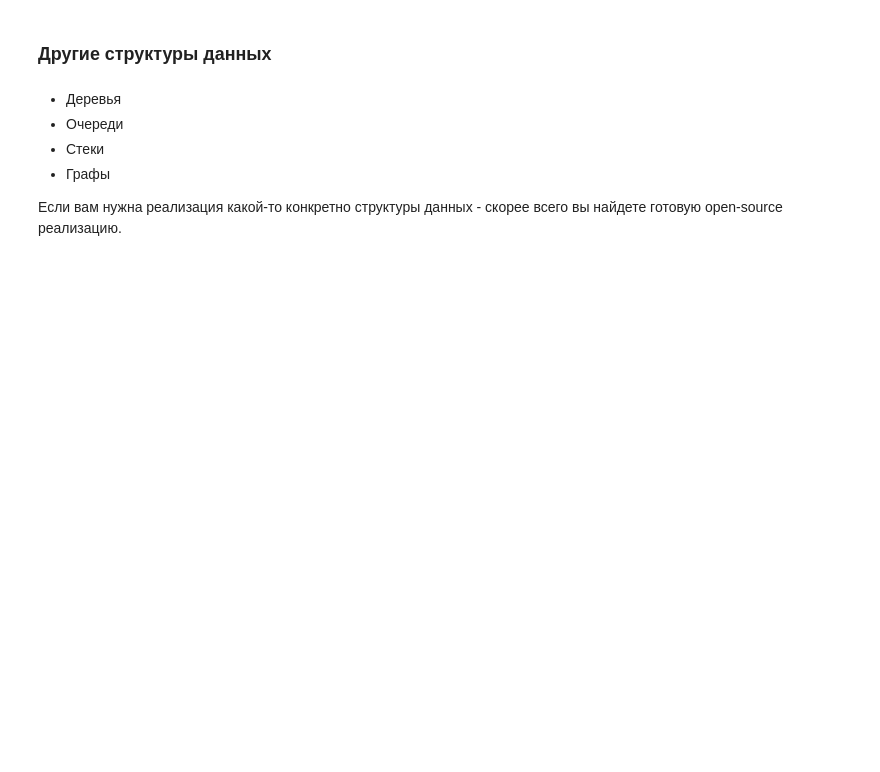
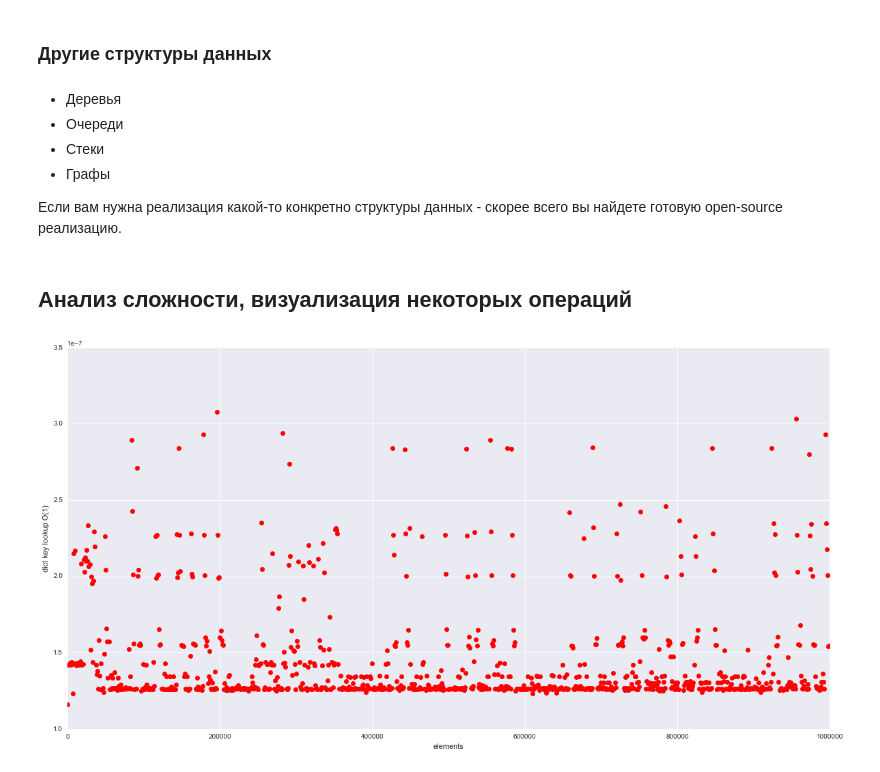
Before and after one commit to park-python/course, a Jupyter notebook: lessons/02_Data_Structures/Data_Structures.ipynb, the cells around one changed output. Cells and saved outputs as stored; diff of their text form; code cells hidden in the pictures; blank space fills up the shorter version.

```diff
--- a/lessons/02_Data_Structures/Data_Structures.ipynb
+++ b/lessons/02_Data_Structures/Data_Structures.ipynb
@@ -463,3 +464,44 @@ True
 * Графы
 
 Если вам нужна реализация какой-то конкретно структуры данных - скорее всего вы найдете готовую open-source реализацию.
+# %% [markdown]
+## Анализ сложности, визуализация некоторых операций
+# %%
+%matplotlib inline
+plotting = True
+try:
+    import matplotlib
+    import seaborn as sbn
+    import matplotlib.pyplot as plt
+except ImportError:
+    plotting = False
+    print("can't import plotting tools")
+else:
+    # задаем ширину и высоту графиков
+    matplotlib.rcParams['figure.figsize'] = (20.0, 10.0)
+# %%
+def draw_plot(labelY, dataX, dataY):
+    plt.plot(dataX, dataY, 'ro')
+    plt.ylabel(labelY)
+    plt.xlabel("elements")
+    plt.show()
+# %%
+import random
+
+if plotting:
+    elements = range(1000000)[::1000]
+    measurements = []
+    example_dict = {}
+
+    for elem in elements:
+        for i in range(len(example_dict), elem+1):
+            example_dict[i] = True
+        num = random.randint(0, elem)
+        result = %timeit -n1000 -q -o example_dict[num]
+        measurements.append(result.best)
+
+    draw_plot("dict key lookup O(1)", elements, measurements)
+else:
+    print("plotting unavailable")
+# %% [output]
+[figure, added]
```
Also changed, not shown: parts of 12 cells of this notebook, 2 other files.
